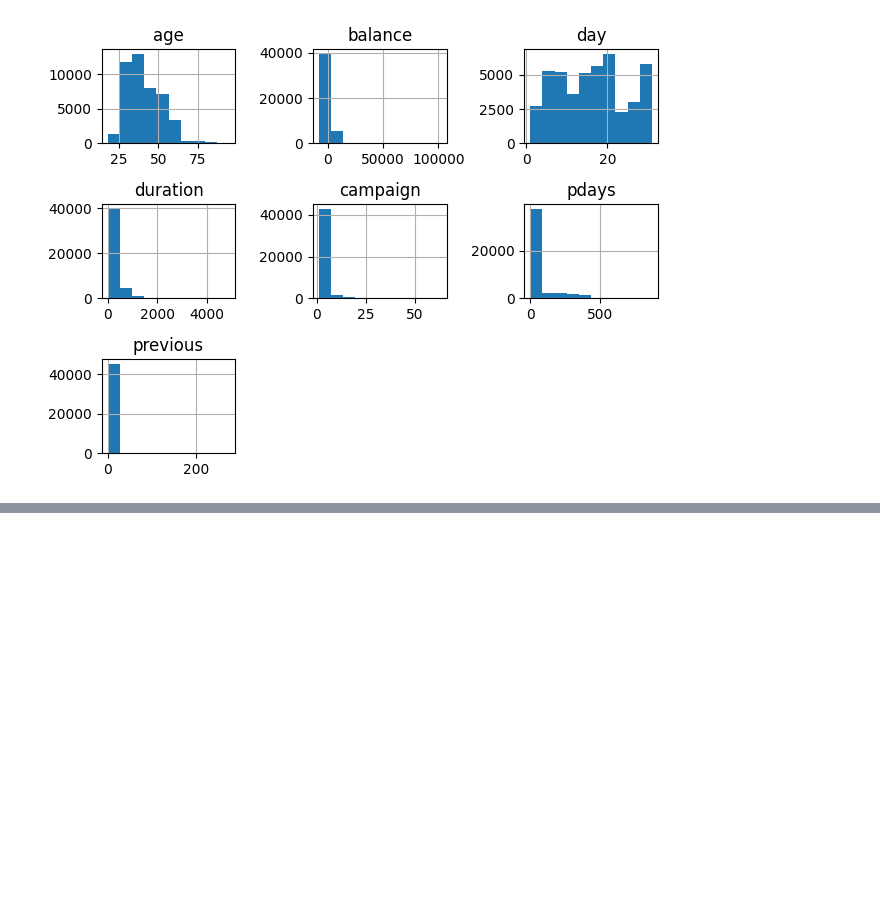
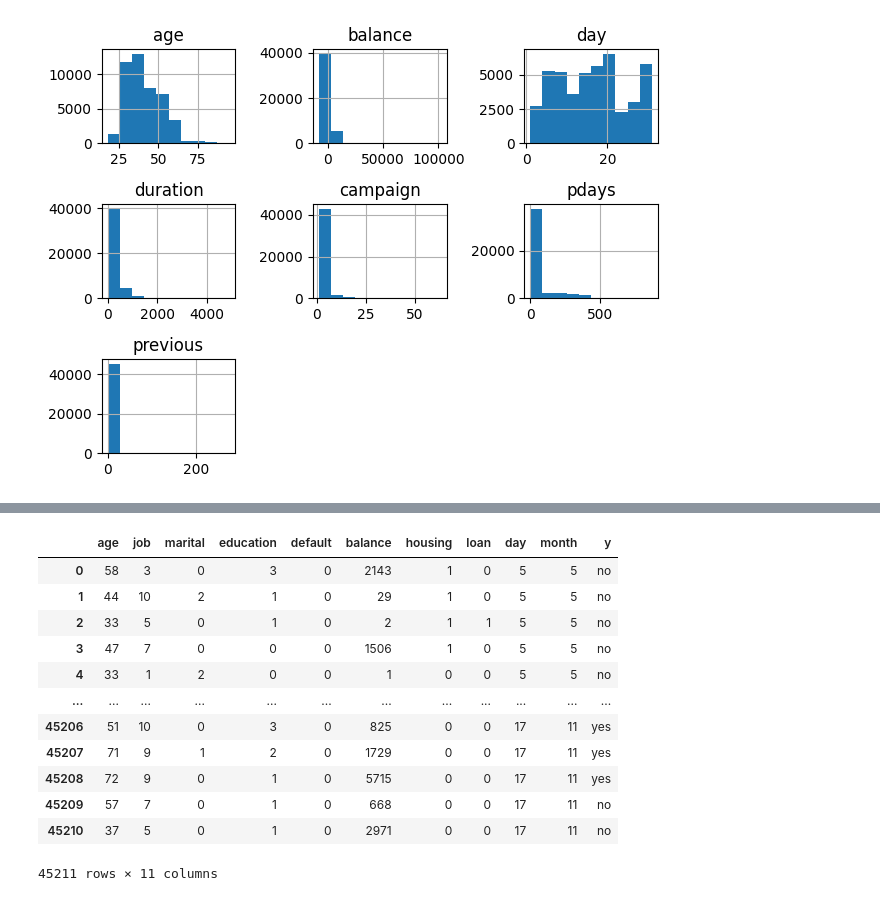
Before and after one commit to Hugord7/Banking-project, a Jupyter notebook: Banking Data Project.ipynb, the cells around one changed output, grey strips where cells are left out. Cells and saved outputs as stored; diff of their text form; code cells hidden in the pictures; blank space fills up the shorter version.

```diff
--- a/Banking Data Project.ipynb
+++ b/Banking Data Project.ipynb
@@ -167,0 +191,13 @@ plt.show()
+# %%
+# Además en el algoritmo de red neuronal se aplica el cambio de atributo categórico a numérico para su posterior entrenamiento
+df.replace({'job':{'admin.': 0, 'unknown': 1, 'unemployed': 2, 'management': 3,'housemaid': 4, 'entrepreneur': 5, 'student': 6,
+                    'blue-collar.': 7, 'blue-collar': 7, 'self-employed': 8, 'retired': 9, 'technician': 10,'services': 11 }}, inplace=True)
+df.replace({'marital':{'married.': 0, 'married': 0, 'divorced': 1, 'single': 2}}, inplace=True)
+df.replace({'education':{'unknown.': 0, 'unknown': 0, 'secondary': 1, 'primary': 2, 'tertiary': 3}}, inplace=True)
+df.replace({'default': {'no': 0, 'yes': 1}}, inplace=True)
+df.replace({'loan': {'no': 0, 'yes': 1}}, inplace=True)
+df.replace({'housing': {'no': 0, 'yes': 1}}, inplace=True)
+df.replace({'month':{'jan': 1, 'feb': 2, 'mar': 3,'apr': 4, 'may': 5, 'jun': 6,'jul': 7, 'aug': 8, 'sep': 9,
+                      'oct': 10,'nov': 11, 'dec': 12 }}, inplace=True)
+
+df.drop(columns=['contact', 'duration', 'campaign','pdays', 'previous', 'poutcome'], inplace=True)
@@ -167,0 +229,16 @@ plt.show()
+# %%
+df
+# %% [output]
+|  | age | job | marital | education | default | balance | housing | loan | day | month | y |
+| 0 | 58 | 3 | 0 | 3 | 0 | 2143 | 1 | 0 | 5 | 5 | no |
+| 1 | 44 | 10 | 2 | 1 | 0 | 29 | 1 | 0 | 5 | 5 | no |
+| 2 | 33 | 5 | 0 | 1 | 0 | 2 | 1 | 1 | 5 | 5 | no |
+| 3 | 47 | 7 | 0 | 0 | 0 | 1506 | 1 | 0 | 5 | 5 | no |
+| 4 | 33 | 1 | 2 | 0 | 0 | 1 | 0 | 0 | 5 | 5 | no |
+| ... | ... | ... | ... | ... | ... | ... | ... | ... | ... | ... | ... |
+| 45206 | 51 | 10 | 0 | 3 | 0 | 825 | 0 | 0 | 17 | 11 | yes |
+| 45207 | 71 | 9 | 1 | 2 | 0 | 1729 | 0 | 0 | 17 | 11 | yes |
+| 45208 | 72 | 9 | 0 | 1 | 0 | 5715 | 0 | 0 | 17 | 11 | yes |
+| 45209 | 57 | 7 | 0 | 1 | 0 | 668 | 0 | 0 | 17 | 11 | no |
+| 45210 | 37 | 5 | 0 | 1 | 0 | 2971 | 0 | 0 | 17 | 11 | no |
+45211 rows × 11 columns
```
Also changed, not shown: parts of 16 cells of this notebook.
